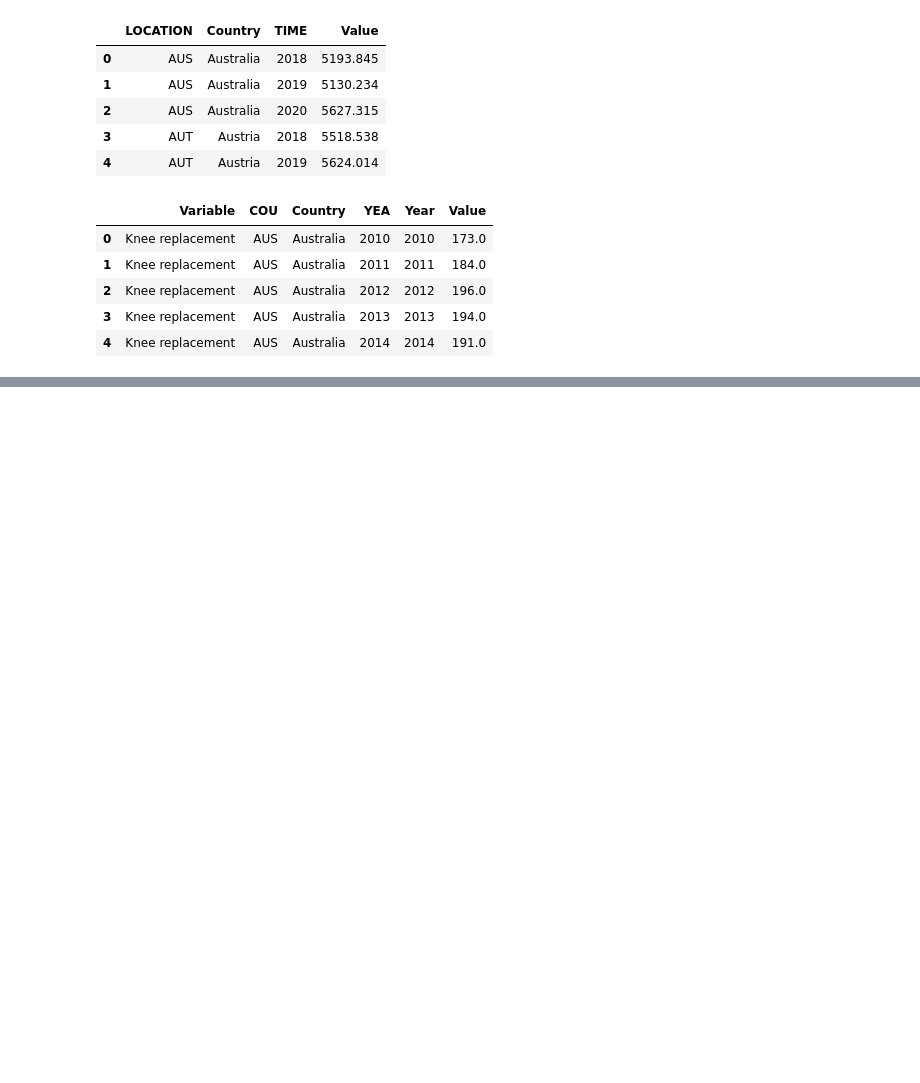
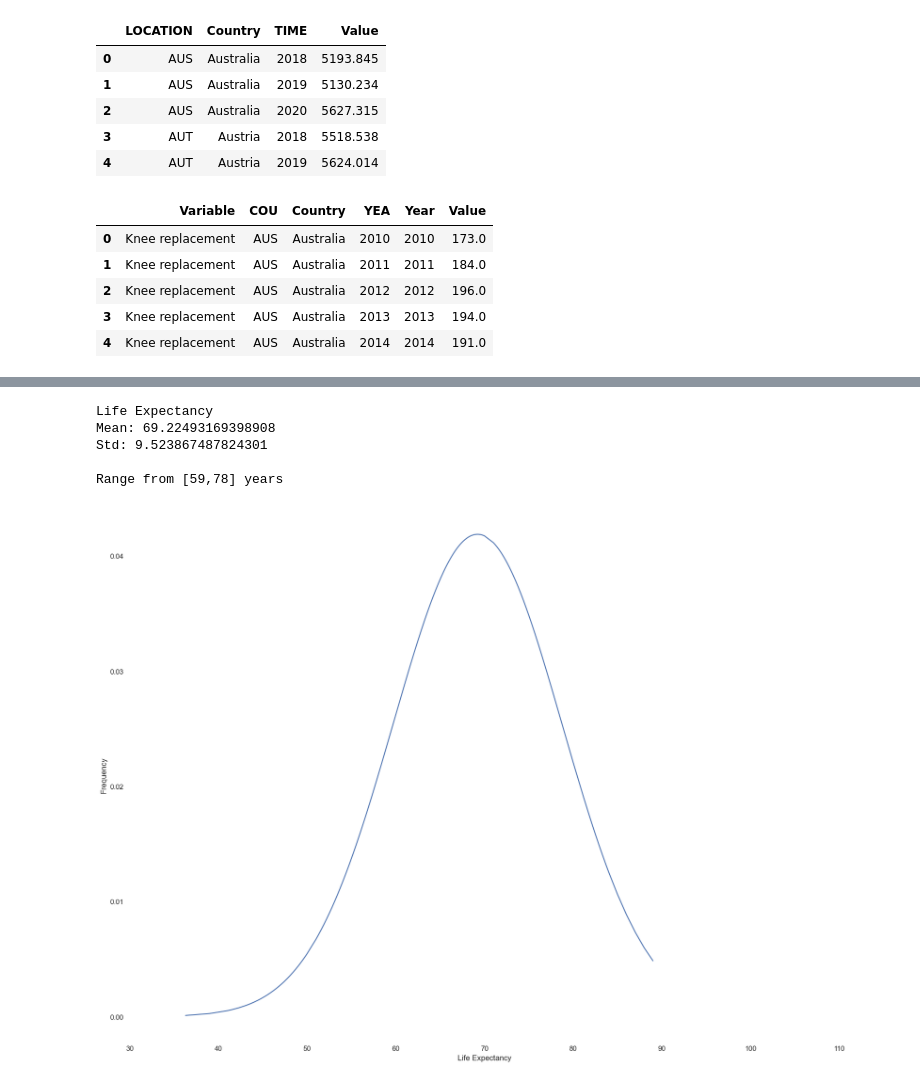
Before and after one commit to zhui803/BeastCancerDS, a Jupyter notebook: max_test.ipynb, the cells around one changed output, grey strips where cells are left out. Saved outputs shown, nothing was run; the diff lists cells and outputs as text; code cells hidden in the pictures; blank space fills up the shorter version.

```diff
--- a/max_test.ipynb
+++ b/max_test.ipynb
@@ -132,3 +135,7 @@ mini_df_wait_time.head()
 | 2 | Knee replacement | AUS | Australia | 2012 | 2012 | 196.0 |
 | 3 | Knee replacement | AUS | Australia | 2013 | 2013 | 194.0 |
 | 4 | Knee replacement | AUS | Australia | 2014 | 2014 | 191.0 |
+# %%
+life_exp_df = pd.read_csv("Life_Expectancy_Data.csv")
+
+life_exp_df.head()
@@ -134,0 +150,36 @@ mini_df_wait_time.head()
+# %%
+mini_life_exp_df = life_exp_df[["Country", "Year", "Life expectancy ", "Adult Mortality", "infant deaths"]]
+
+mini_life_exp_df = mini_life_exp_df[mini_life_exp_df['Life expectancy '].notna()]
+
+mini_life_exp_df.head()
+
+life_exp_mean = mini_life_exp_df[["Life expectancy "]].mean().item()
+life_exp_std = mini_life_exp_df[["Life expectancy "]].std().item()
+
+print("Life Expectancy")
+print("Mean: " + str(life_exp_mean))
+print("Std: " + str(life_exp_std))
+print("")
+
+life_exp_bottom_range = int(life_exp_mean - life_exp_std)
+life_exp_top_range = int(life_exp_mean + life_exp_std)
+
+print("Range from [" + str(life_exp_bottom_range) + "," + str(life_exp_top_range) + "] years")
+# %% [output]
+Life Expectancy
+Mean: 69.22493169398908
+Std: 9.523867487824301
+
+Range from [59,78] years
+# %%
+pdf = stats.norm.pdf(mini_life_exp_df["Life expectancy "].sort_values(), life_exp_mean, life_exp_std)
+
+plt.plot(mini_life_exp_df["Life expectancy "].sort_values(), pdf)
+plt.xlim([30,110])
+plt.xlabel("Life Expectancy", size=12)
+plt.ylabel("Frequency", size=12)
+plt.grid(True, alpha=0.3, linestyle="--")
+plt.show()
+# %% [output]
+[figure, added]
```
Also changed, not shown: parts of 5 cells of this notebook, 2 other files.
